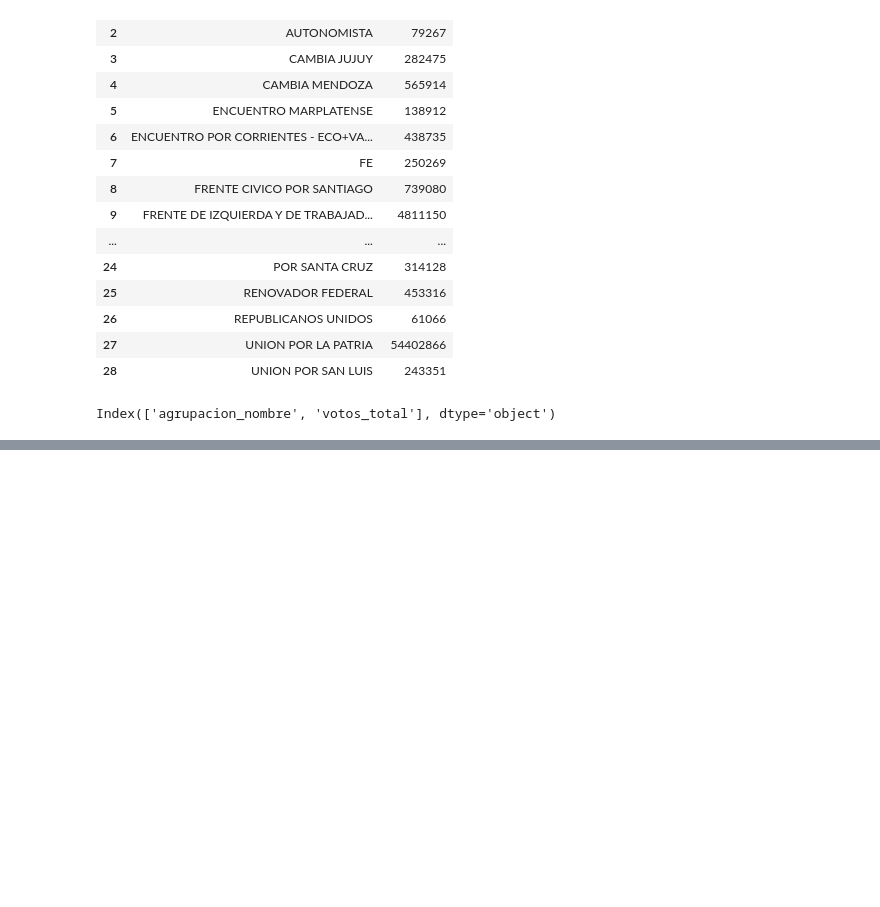
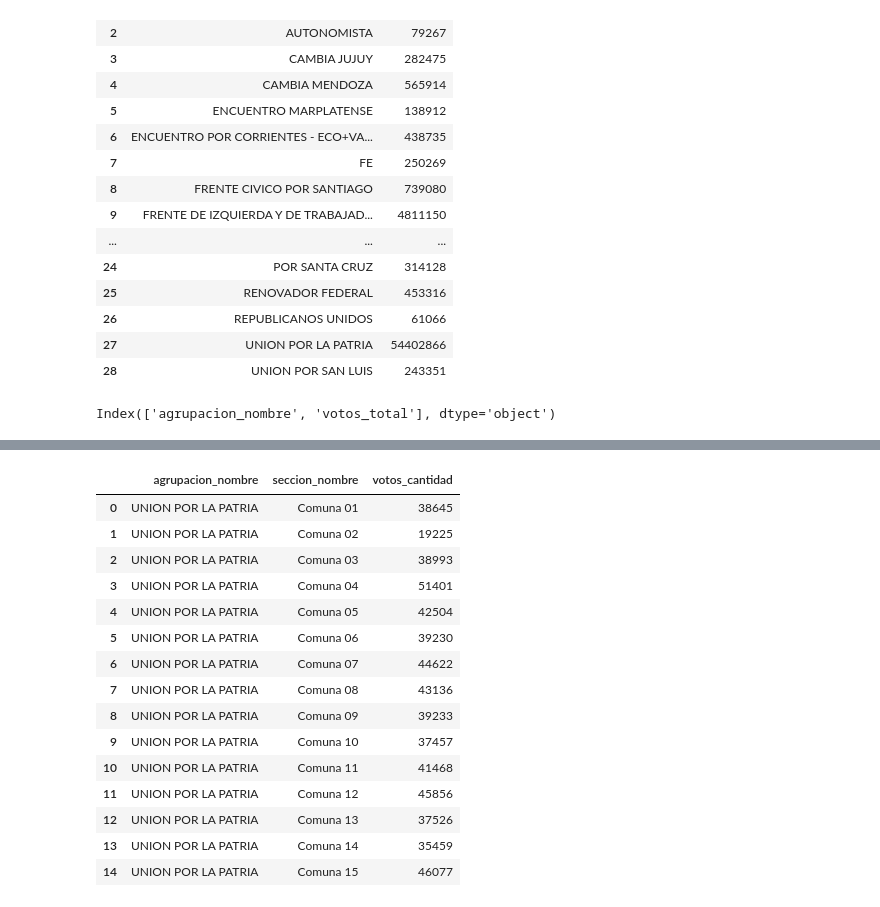
Before and after one commit to Leonel-Moron/TP_M4OP, a Jupyter notebook: Carpeta Prueba/Ejemplo con Resultados.ipynb, the cells around one changed output, grey strips where cells are left out. Cells and saved outputs as stored; diff of their text form; code cells hidden in the pictures; blank space fills up the shorter version.

```diff
--- a/Carpeta Prueba/Ejemplo con Resultados.ipynb
+++ b/Carpeta Prueba/Ejemplo con Resultados.ipynb
@@ -262,0 +301,19 @@ Index(['agrupacion_nombre', 'votos_total'], dtype='object')
+# %%
+filtroCaba.groupby(["agrupacion_nombre","seccion_nombre"])["votos_cantidad"].sum().reset_index()
+# %% [output]
+|  | agrupacion_nombre | seccion_nombre | votos_cantidad |
+| 0 | UNION POR LA PATRIA | Comuna 01 | 38645 |
+| 1 | UNION POR LA PATRIA | Comuna 02 | 19225 |
+| 2 | UNION POR LA PATRIA | Comuna 03 | 38993 |
+| 3 | UNION POR LA PATRIA | Comuna 04 | 51401 |
+| 4 | UNION POR LA PATRIA | Comuna 05 | 42504 |
+| 5 | UNION POR LA PATRIA | Comuna 06 | 39230 |
+| 6 | UNION POR LA PATRIA | Comuna 07 | 44622 |
+| 7 | UNION POR LA PATRIA | Comuna 08 | 43136 |
+| 8 | UNION POR LA PATRIA | Comuna 09 | 39233 |
+| 9 | UNION POR LA PATRIA | Comuna 10 | 37457 |
+| 10 | UNION POR LA PATRIA | Comuna 11 | 41468 |
+| 11 | UNION POR LA PATRIA | Comuna 12 | 45856 |
+| 12 | UNION POR LA PATRIA | Comuna 13 | 37526 |
+| 13 | UNION POR LA PATRIA | Comuna 14 | 35459 |
+| 14 | UNION POR LA PATRIA | Comuna 15 | 46077 |
```
Also changed, not shown: parts of 17 cells of this notebook.
